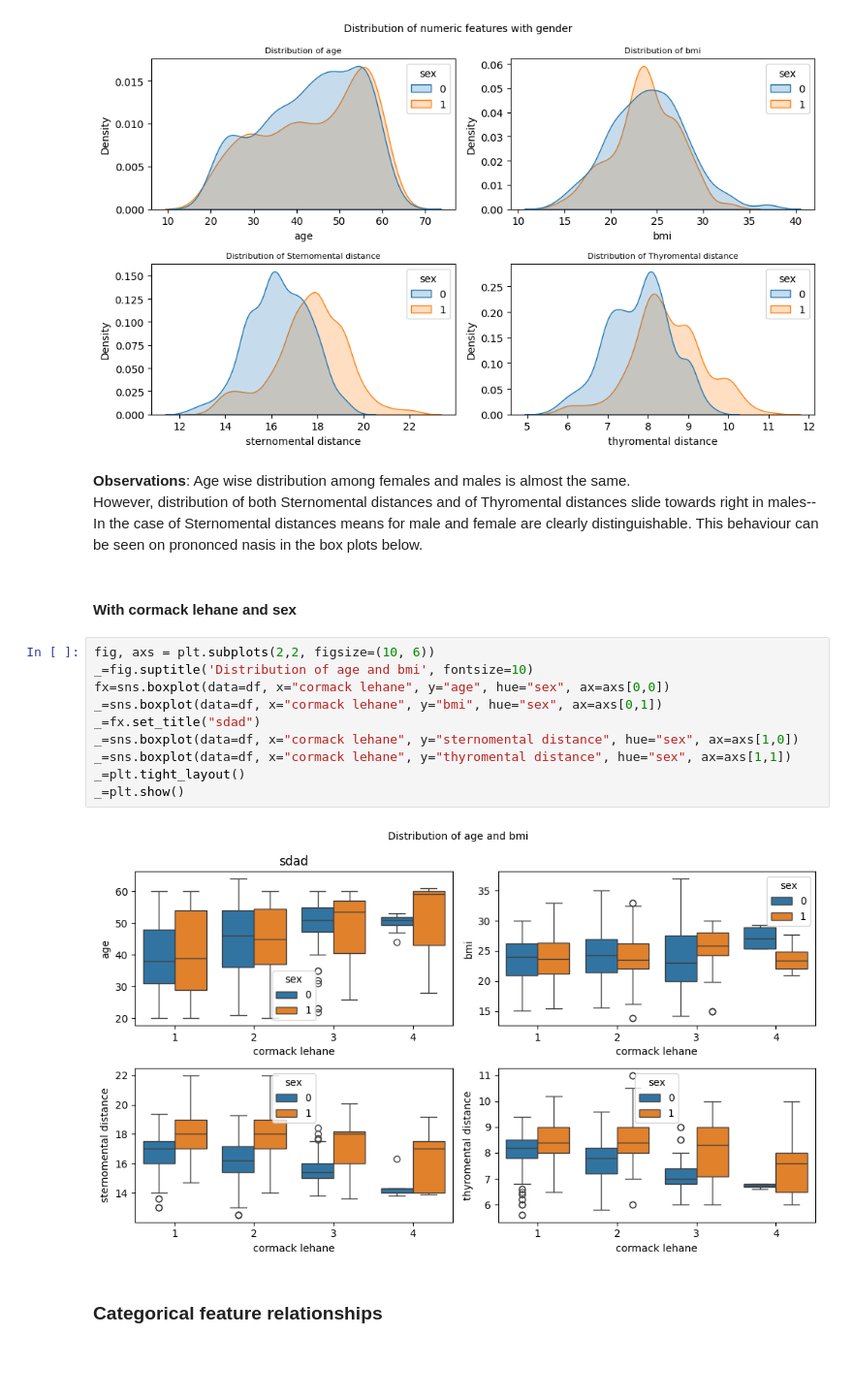
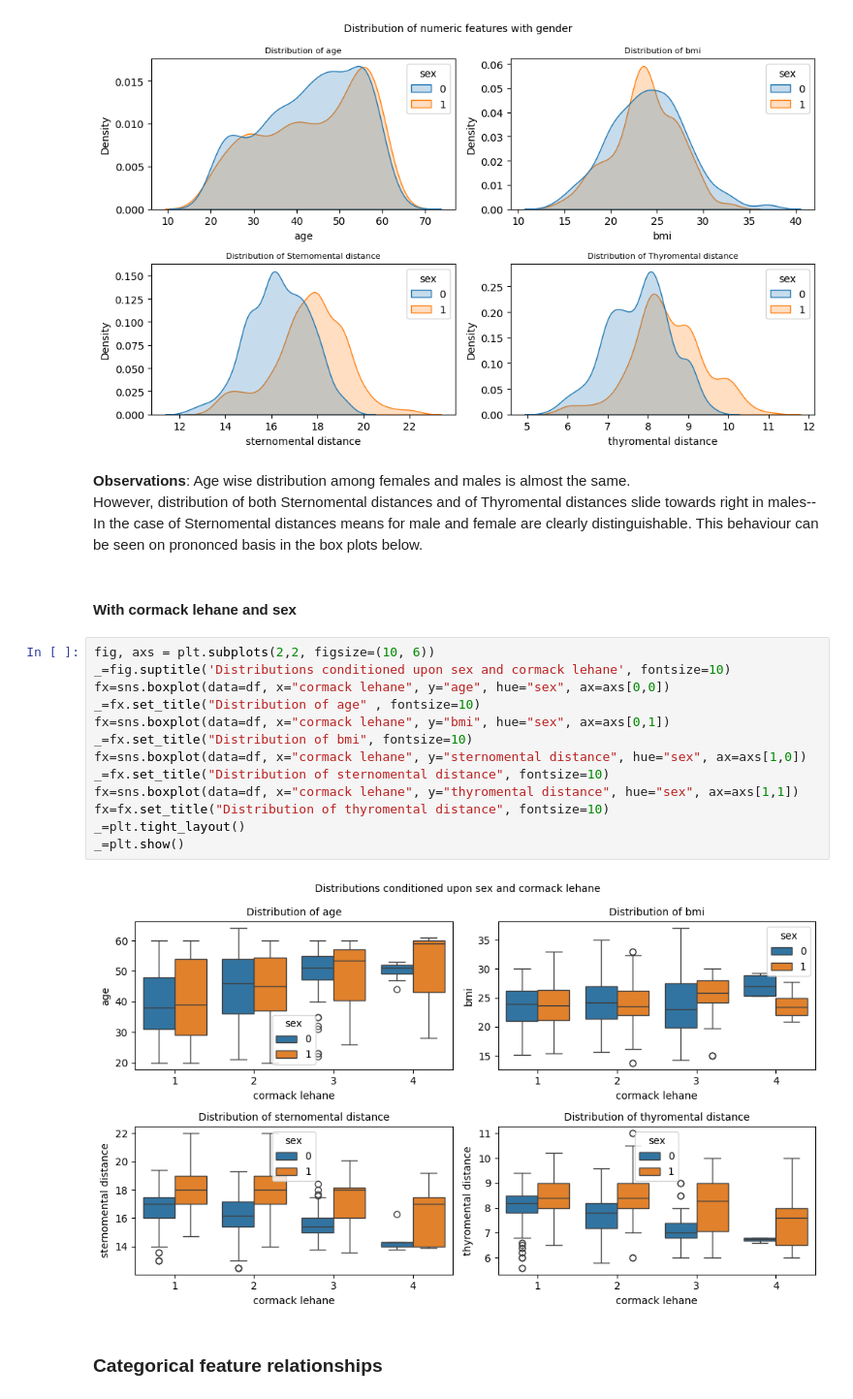
Before and after one commit to harnalashok/classification, a Jupyter notebook: airways.ipynb, the cells around one changed output. Shown at 97% size. Cells and saved outputs as stored; diff of their text form; blank space fills up the shorter version.

```diff
--- a/airways.ipynb
+++ b/airways.ipynb
@@ -424,21 +440,24 @@ _=plt.show()
 [figure]
 # %% [markdown]
 **Observations**: Age wise distribution among females and males is almost the same.
-However, distribution of both Sternomental distances and of Thyromental distances slide towards right in males--In the case of Sternomental distances means for male and female are clearly distinguishable. This behaviour can be seen on prononced nasis in the box plots below.
+However, distribution of both Sternomental distances and of Thyromental distances slide towards right in males--In the case of Sternomental distances means for male and female are clearly distinguishable. This behaviour can be seen on prononced basis in the box plots below.
 # %% [markdown]
 #### With cormack lehane and sex
 # %%
 fig, axs = plt.subplots(2,2, figsize=(10, 6))
-_=fig.suptitle('Distribution of age and bmi', fontsize=10)
+_=fig.suptitle('Distributions conditioned upon sex and cormack lehane', fontsize=10)
 fx=sns.boxplot(data=df, x="cormack lehane", y="age", hue="sex", ax=axs[0,0])
-_=sns.boxplot(data=df, x="cormack lehane", y="bmi", hue="sex", ax=axs[0,1])
-_=fx.set_title("sdad")
-_=sns.boxplot(data=df, x="cormack lehane", y="sternomental distance", hue="sex", ax=axs[1,0])
-_=sns.boxplot(data=df, x="cormack lehane", y="thyromental distance", hue="sex", ax=axs[1,1])
+_=fx.set_title("Distribution of age" , fontsize=10)
+fx=sns.boxplot(data=df, x="cormack lehane", y="bmi", hue="sex", ax=axs[0,1])
+_=fx.set_title("Distribution of bmi", fontsize=10)
+fx=sns.boxplot(data=df, x="cormack lehane", y="sternomental distance", hue="sex", ax=axs[1,0])
+_=fx.set_title("Distribution of sternomental distance", fontsize=10)
+fx=sns.boxplot(data=df, x="cormack lehane", y="thyromental distance", hue="sex", ax=axs[1,1])
+fx=fx.set_title("Distribution of thyromental distance", fontsize=10)
 _=plt.tight_layout()
 _=plt.show()
 # %% [output]
-[figure, old version]
+[figure, new version]
 # %% [markdown]
 ### Categorical feature relationships
 # %% [markdown]
```
Also changed, not shown: parts of 3 cells of this notebook.
